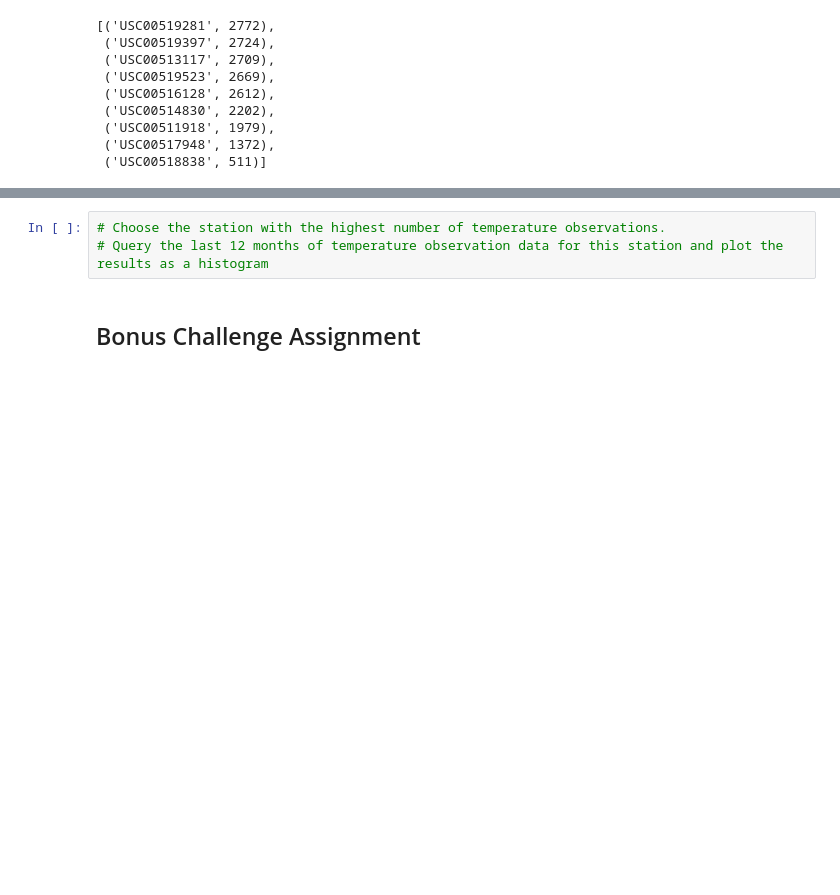
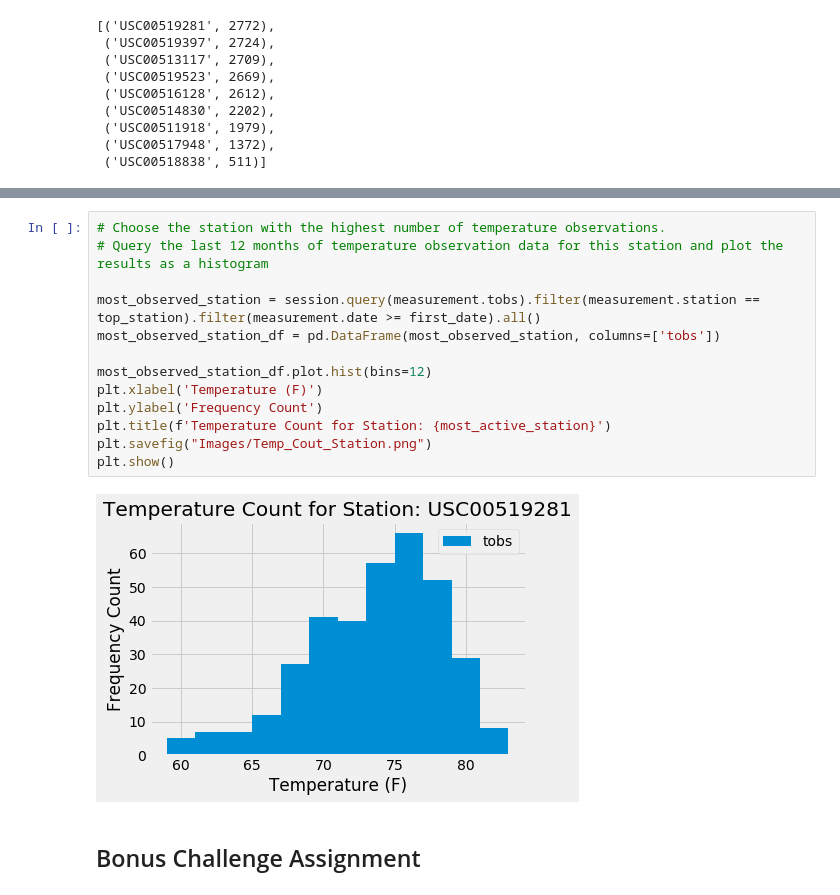
Before and after one commit to AlfredoOcegueda/sqlalchemy-challenge, a Jupyter notebook: climate_starter.ipynb, the cells around one changed output, grey strips where cells are left out. Saved outputs shown, nothing was run; the diff lists cells and outputs as text; blank space fills up the shorter version.

```diff
--- a/climate_starter.ipynb
+++ b/climate_starter.ipynb
@@ -108,6 +123,18 @@ active_stations
 # %%
 # Choose the station with the highest number of temperature observations.
 # Query the last 12 months of temperature observation data for this station and plot the results as a histogram
+
+most_observed_station = session.query(measurement.tobs).filter(measurement.station == top_station).filter(measurement.date >= first_date).all()
+most_observed_station_df = pd.DataFrame(most_observed_station, columns=['tobs'])
+
+most_observed_station_df.plot.hist(bins=12)
+plt.xlabel('Temperature (F)')
+plt.ylabel('Frequency Count')
+plt.title(f'Temperature Count for Station: {most_active_station}')
+plt.savefig("Images/Temp_Cout_Station.png")
+plt.show()
+# %% [output]
+[figure, added]
 # %% [markdown]
 ## Bonus Challenge Assignment
 # %%
```
Also changed, not shown: parts of 2 cells of this notebook, 1 other file.
